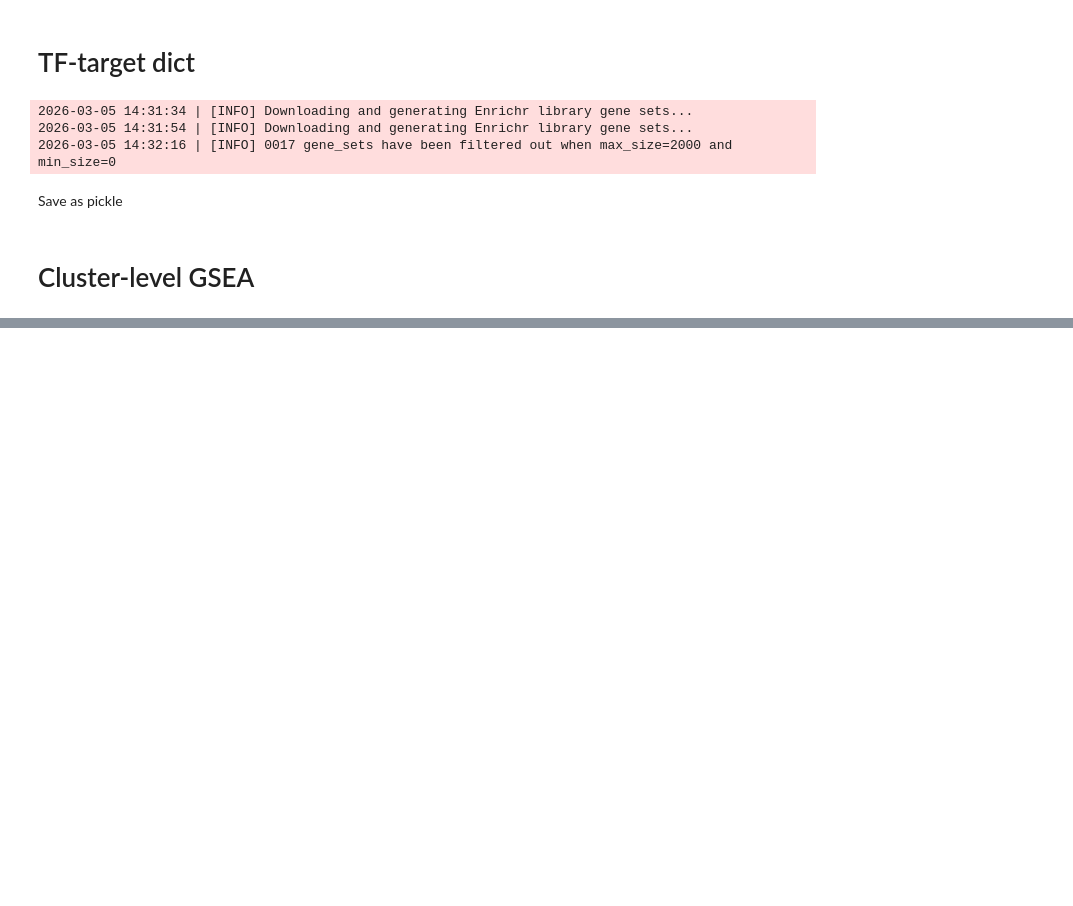
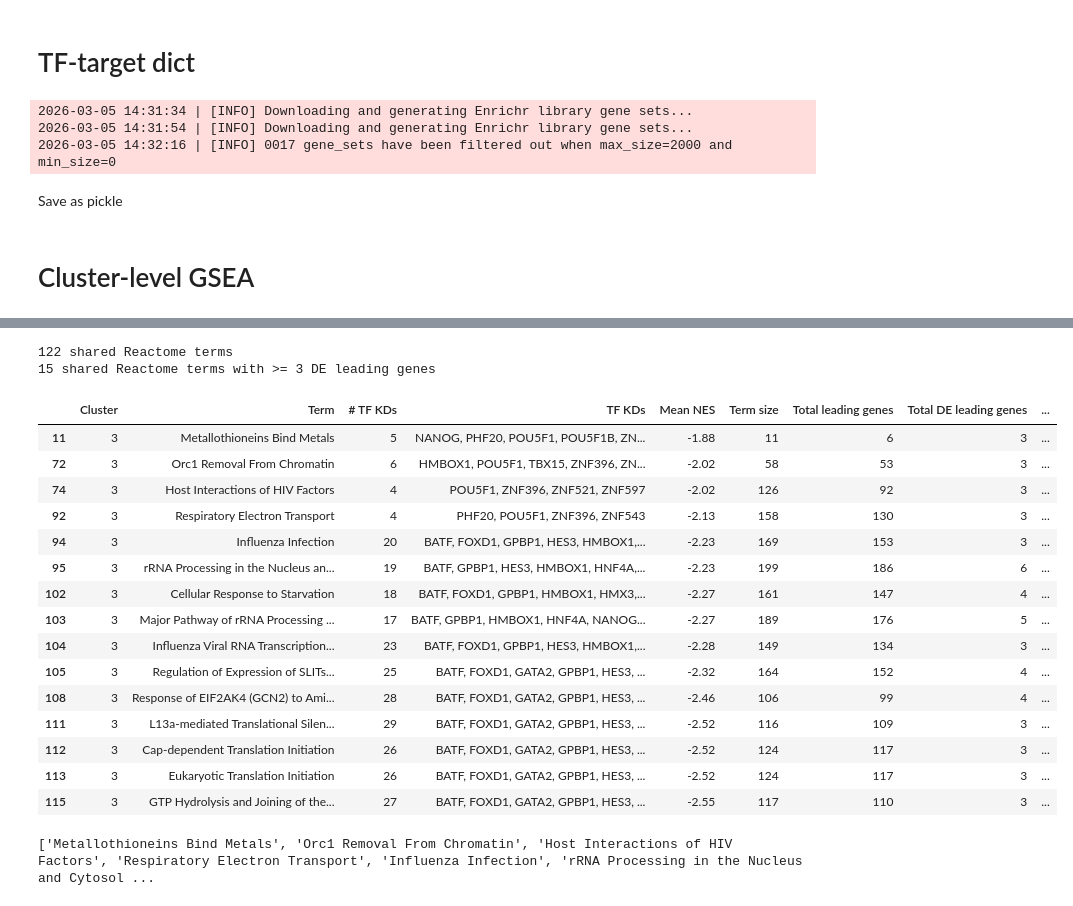
Before and after one commit to subramaniam-lab-ucsd/tf-project, a Jupyter notebook: tf_project_analysis.ipynb, the cells around one changed output, grey strips where cells are left out. Saved outputs shown, nothing was run; the diff lists cells and outputs as text; code cells hidden in the pictures; blank space fills up the shorter version.

```diff
--- a/tf_project_analysis.ipynb
+++ b/tf_project_analysis.ipynb
@@ -353,0 +732,7 @@ def find_cluster_shared_gsea_terms(prerank_results_df: pd.DataFrame,
+# %%
+cl3_reactome_results_full = prerank_gsea_cluster_kds(
+    cluster_label=3,
+    cluster_kds=cl3_tf_kds,
+    DE_results=de_results,
+    gene_set_lib="Reactome_Pathways_2024",
+    kd_col="TF KD")
@@ -353,0 +767,7 @@ def find_cluster_shared_gsea_terms(prerank_results_df: pd.DataFrame,
+# %%
+cl3_reactome_enriched = build_enriched_gsea_terms_df(
+    cl3_reactome_results_full, kd_col="TF KD",
+    fdr_cutoff=0.05, min_absolute_nes=None,
+    DE_results=de_results, DE_p_threshold=0.02, DE_p_threshold_type="pvalue",
+    rank_by="stat", rank_abs_threshold=1
+)
@@ -353,0 +783,5 @@ def find_cluster_shared_gsea_terms(prerank_results_df: pd.DataFrame,
+# %%
+cl3_reactome_shared_terms, cl3_reactome_shared_terms_summary = \
+    build_cluster_shared_gsea_terms_df(
+        cl3_reactome_enriched, gene_set_lib="Reactome_Pathways_2024",
+        min_cluster_kds=3, kd_col="TF KD", max_term_size=200)
@@ -353,0 +792,33 @@ def find_cluster_shared_gsea_terms(prerank_results_df: pd.DataFrame,
+# %%
+cl3_reactome_shared_terms_degs_summary = cl3_reactome_shared_terms_summary[
+    cl3_reactome_shared_terms_summary['Total DE leading genes'] >= 3]
+# %%
+print(f"{len(cl3_reactome_shared_terms_summary)} shared Reactome terms")
+print(f"{len(cl3_reactome_shared_terms_degs_summary)} shared Reactome terms with >= 3 DE leading genes")
+# %% [output]
+122 shared Reactome terms
+15 shared Reactome terms with >= 3 DE leading genes
+# %%
+with pd.option_context('display.max_rows', None, 'display.max_colwidth', 75):
+    display(cl3_reactome_shared_terms_degs_summary)
+# %% [output]
+|  | Cluster | Term | # TF KDs | TF KDs | Mean NES | Term size | Total leading genes | Total DE leading genes | ... |
+| 11 | 3 | Metallothioneins Bind Metals | 5 | NANOG, PHF20, POU5F1, POU5F1B, ZN... | -1.88 | 11 | 6 | 3 | ... |
+| 72 | 3 | Orc1 Removal From Chromatin | 6 | HMBOX1, POU5F1, TBX15, ZNF396, ZN... | -2.02 | 58 | 53 | 3 | ... |
+| 74 | 3 | Host Interactions of HIV Factors | 4 | POU5F1, ZNF396, ZNF521, ZNF597 | -2.02 | 126 | 92 | 3 | ... |
+| 92 | 3 | Respiratory Electron Transport | 4 | PHF20, POU5F1, ZNF396, ZNF543 | -2.13 | 158 | 130 | 3 | ... |
+| 94 | 3 | Influenza Infection | 20 | BATF, FOXD1, GPBP1, HES3, HMBOX1,... | -2.23 | 169 | 153 | 3 | ... |
+| 95 | 3 | rRNA Processing in the Nucleus an... | 19 | BATF, GPBP1, HES3, HMBOX1, HNF4A,... | -2.23 | 199 | 186 | 6 | ... |
+| 102 | 3 | Cellular Response to Starvation | 18 | BATF, FOXD1, GPBP1, HMBOX1, HMX3,... | -2.27 | 161 | 147 | 4 | ... |
+| 103 | 3 | Major Pathway of rRNA Processing ... | 17 | BATF, GPBP1, HMBOX1, HNF4A, NANOG... | -2.27 | 189 | 176 | 5 | ... |
+| 104 | 3 | Influenza Viral RNA Transcription... | 23 | BATF, FOXD1, GPBP1, HES3, HMBOX1,... | -2.28 | 149 | 134 | 3 | ... |
+| 105 | 3 | Regulation of Expression of SLITs... | 25 | BATF, FOXD1, GATA2, GPBP1, HES3, ... | -2.32 | 164 | 152 | 4 | ... |
+| 108 | 3 | Response of EIF2AK4 (GCN2) to Ami... | 28 | BATF, FOXD1, GATA2, GPBP1, HES3, ... | -2.46 | 106 | 99 | 4 | ... |
+| 111 | 3 | L13a-mediated Translational Silen... | 29 | BATF, FOXD1, GATA2, GPBP1, HES3, ... | -2.52 | 116 | 109 | 3 | ... |
+| 112 | 3 | Cap-dependent Translation Initiation | 26 | BATF, FOXD1, GATA2, GPBP1, HES3, ... | -2.52 | 124 | 117 | 3 | ... |
+| 113 | 3 | Eukaryotic Translation Initiation | 26 | BATF, FOXD1, GATA2, GPBP1, HES3, ... | -2.52 | 124 | 117 | 3 | ... |
+| 115 | 3 | GTP Hydrolysis and Joining of the... | 27 | BATF, FOXD1, GATA2, GPBP1, HES3, ... | -2.55 | 117 | 110 | 3 | ... |
+# %%
+print(cl3_reactome_shared_terms_degs_summary['Term'].values.tolist())
+# %% [output]
+['Metallothioneins Bind Metals', 'Orc1 Removal From Chromatin', 'Host Interactions of HIV Factors', 'Respiratory Electron Transport', 'Influenza Infection', 'rRNA Processing in the Nucleus and Cytosol ...
```
Also changed, not shown: parts of 45 cells of this notebook.
